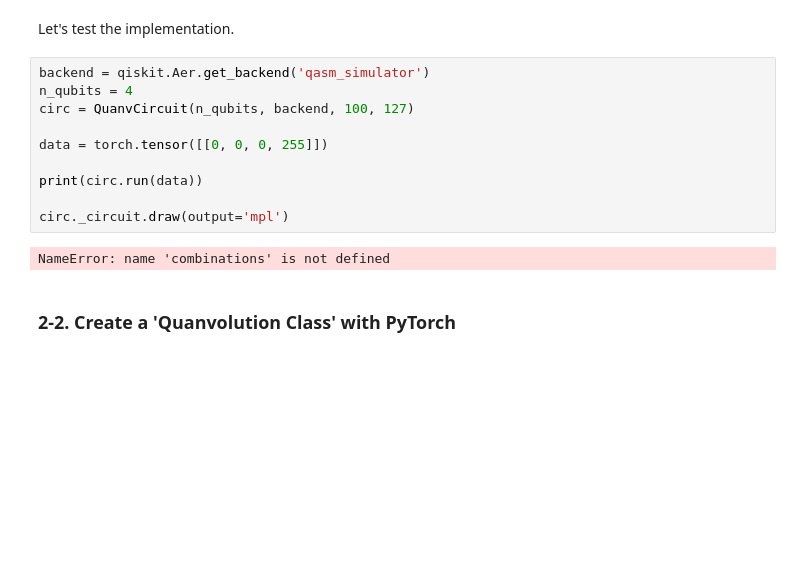
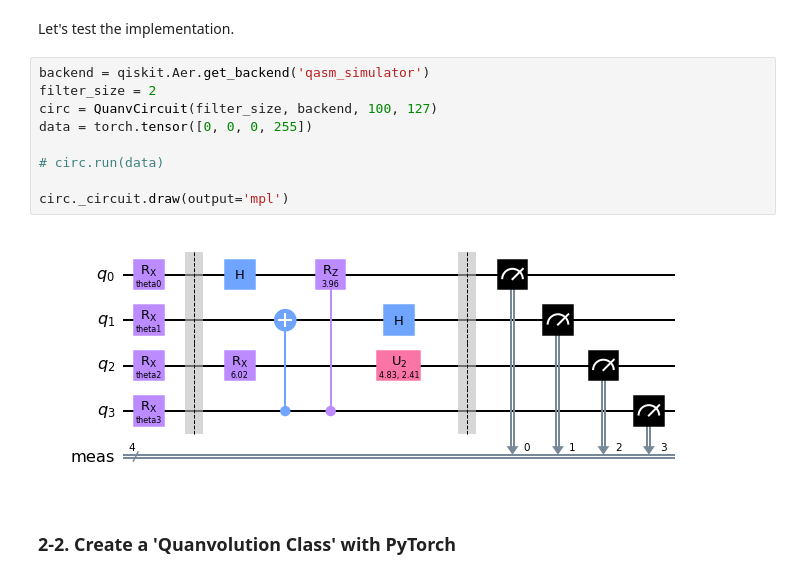
Before and after one commit to yh08037/quantum-neural-network, a Jupyter notebook: model2-conv/Quantum_conv_and_Classical_fc.ipynb, the cells around one changed output. Saved outputs shown, nothing was run; the diff lists cells and outputs as text; blank space fills up the shorter version.

```diff
--- a/model2-conv/Quantum_conv_and_Classical_fc.ipynb
+++ b/model2-conv/Quantum_conv_and_Classical_fc.ipynb
@@ -237,16 +168,15 @@ class QuanvCircuit:
 Let's test the implementation.
 # %%
 backend = qiskit.Aer.get_backend('qasm_simulator')
-n_qubits = 4
-circ = QuanvCircuit(n_qubits, backend, 100, 127)
+filter_size = 2
+circ = QuanvCircuit(filter_size, backend, 100, 127)
+data = torch.tensor([0, 0, 0, 255])
 
-data = torch.tensor([[0, 0, 0, 255]])
-
-print(circ.run(data))
+# circ.run(data)
 
 circ._circuit.draw(output='mpl')
 # %% [output]
-NameError: name 'combinations' is not defined
+[figure, added]
 # %% [markdown]
 ### 2-2. Create a 'Quanvolution Class' with PyTorch
 # %%
```
Also changed, not shown: parts of 8 cells of this notebook.
